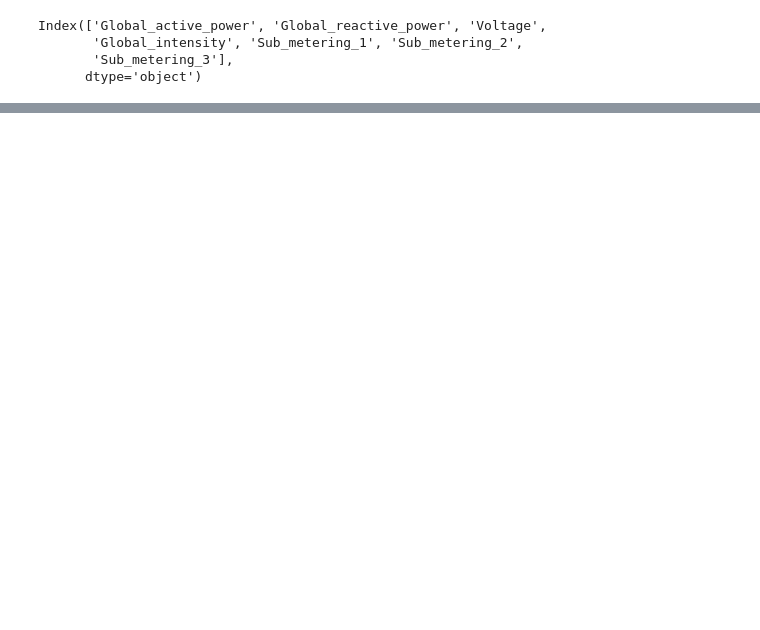
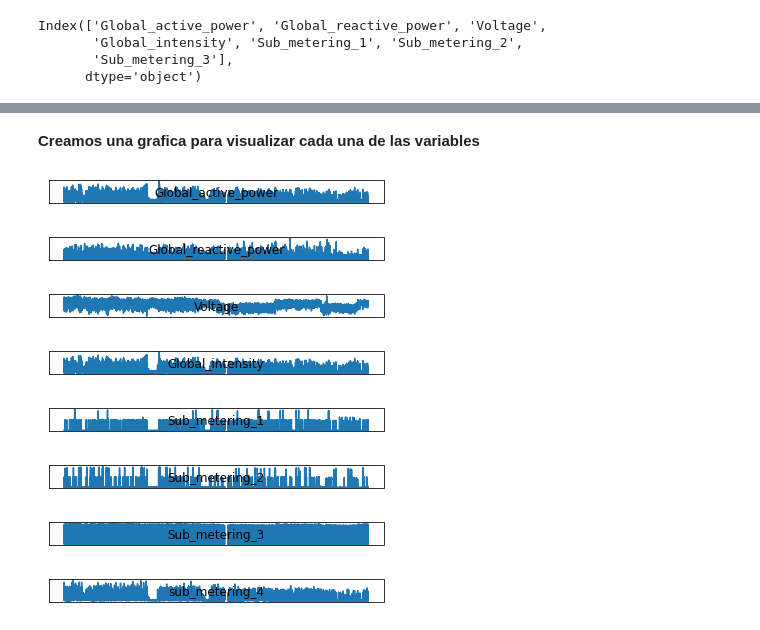
Before and after one commit to cartf15/Neural-Networks, a Jupyter notebook: Data_Load_Preparetion_.ipynb, the cells around one changed output, grey strips where cells are left out. Saved outputs shown, nothing was run; the diff lists cells and outputs as text; code cells hidden in the pictures; blank space fills up the shorter version.

Commit message:
Prepared data v1

```diff
--- a/Data_Load_Preparetion_.ipynb
+++ b/Data_Load_Preparetion_.ipynb
@@ -44,0 +68,32 @@ dataset.to_csv('household_power_consumption.csv')
+# %% [markdown]
+**Creamos una grafica para visualizar cada una de las variables**
+# %%
+from pandas import read_csv
+from matplotlib import pyplot
+# load the new file
+dataset = read_csv('household_power_consumption.csv', header=0, infer_datetime_format=True,
+                    parse_dates=['datetime'], index_col=['datetime'])
+# line plot for each variable
+pyplot.figure()
+for i in range(len(dataset.columns)):
+# create subplot
+  pyplot.subplot(len(dataset.columns), 1, i+1)
+  # get variable name
+  name = dataset.columns[i]
+  # plot data
+  pyplot.plot(dataset[name])
+  # set title
+  pyplot.title(name, y=0)
+  # turn off ticks to remove clutter
+  pyplot.yticks([])
+  pyplot.xticks([])
+  pyplot.show()
+# %% [output]
+[figure, added]
+[figure, added]
+[figure, added]
+[figure, added]
+[figure, added]
+[figure, added]
+[figure, added]
+[figure, added]
```
Also changed, not shown: parts of 15 cells of this notebook.
